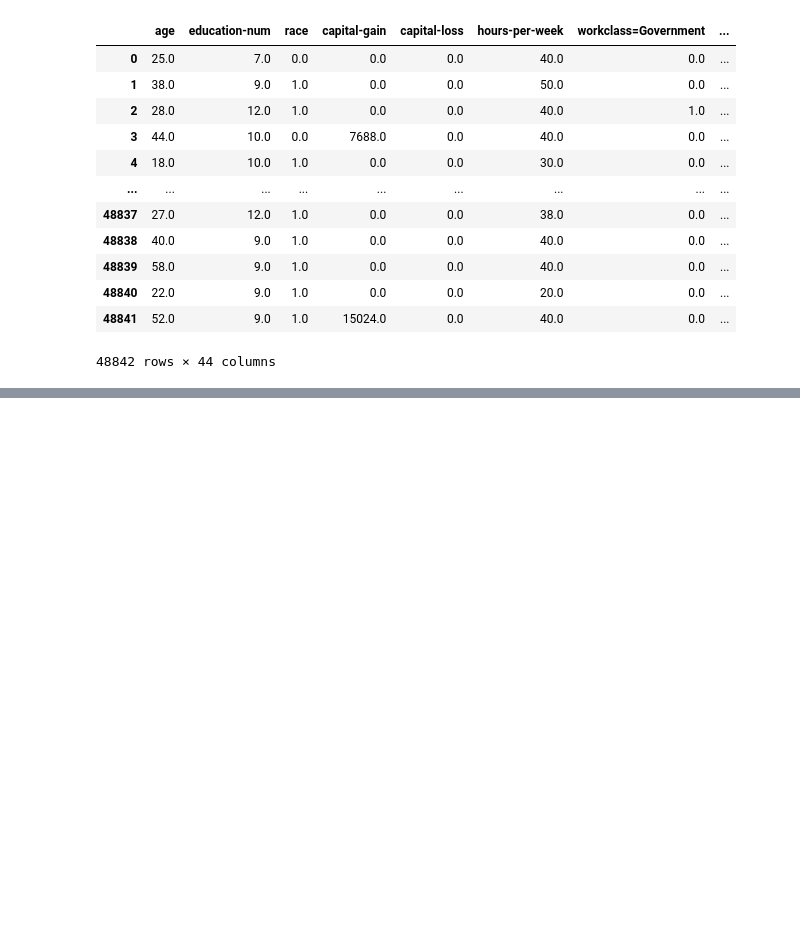
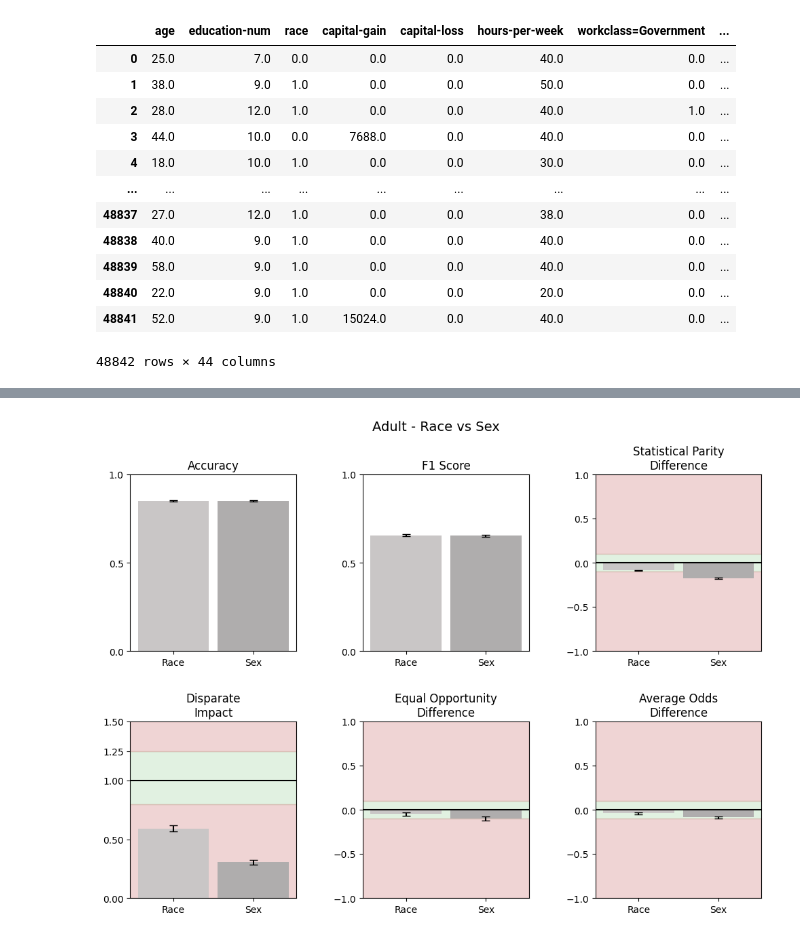
Before and after one commit to jeaend/bias-mitigation-aif360, a Jupyter notebook: notebooks/Adult_Income/02_baseline.ipynb, the cells around one changed output, grey strips where cells are left out. Saved outputs shown, nothing was run; the diff lists cells and outputs as text; code cells hidden in the pictures; blank space fills up the shorter version.

```diff
--- a/notebooks/Adult_Income/02_baseline.ipynb
+++ b/notebooks/Adult_Income/02_baseline.ipynb
@@ -106,0 +126,4 @@ df
+# %%
+compare_viz_metrics_2x3(adult_race_metrics_agg, adult_sex_metrics_agg, 'Race', 'Sex', 'Adult Baseline - Race vs Sex')
+# %% [output]
+[figure, added]
```
Also changed, not shown: parts of 6 cells of this notebook, 8 other files.
